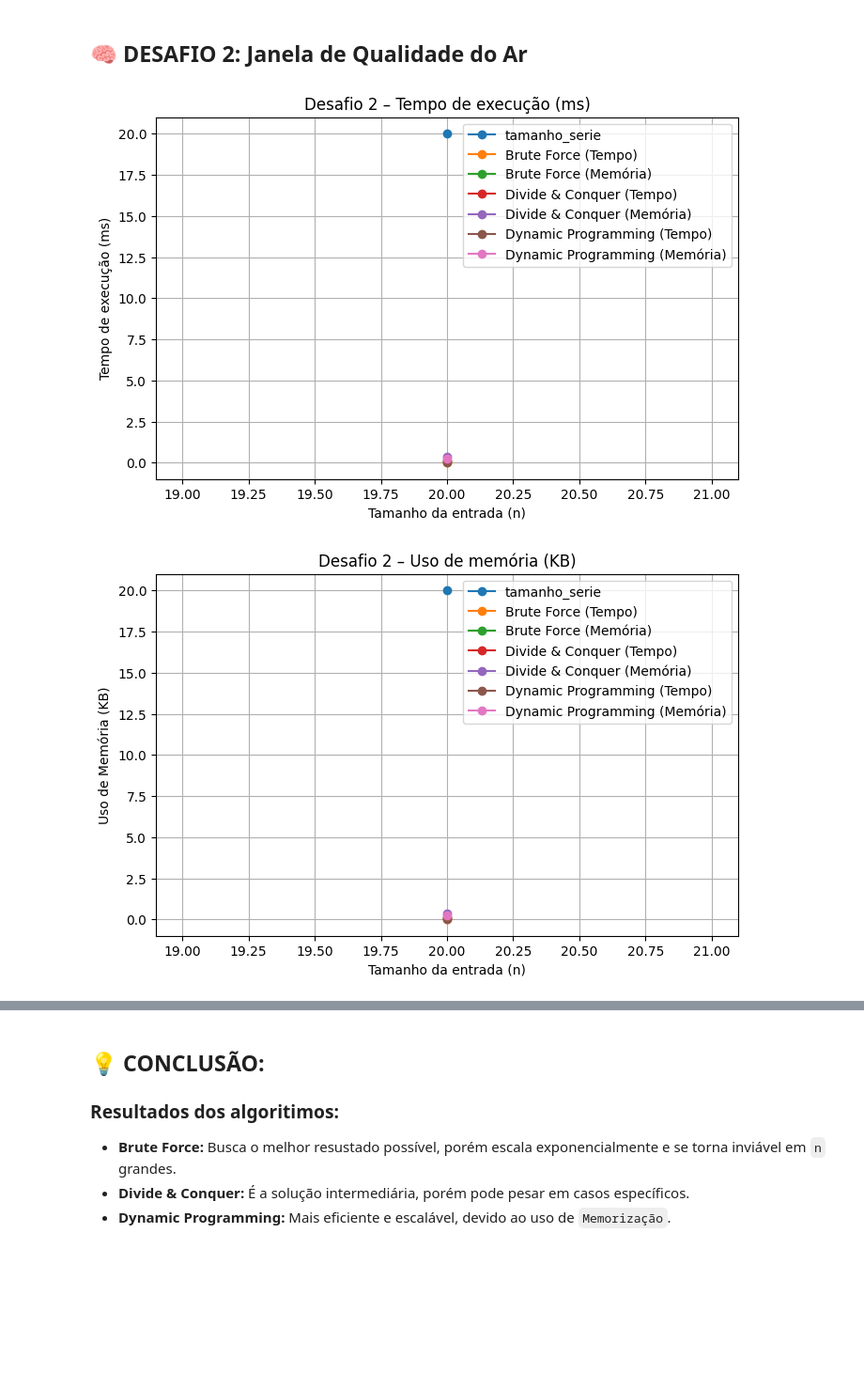
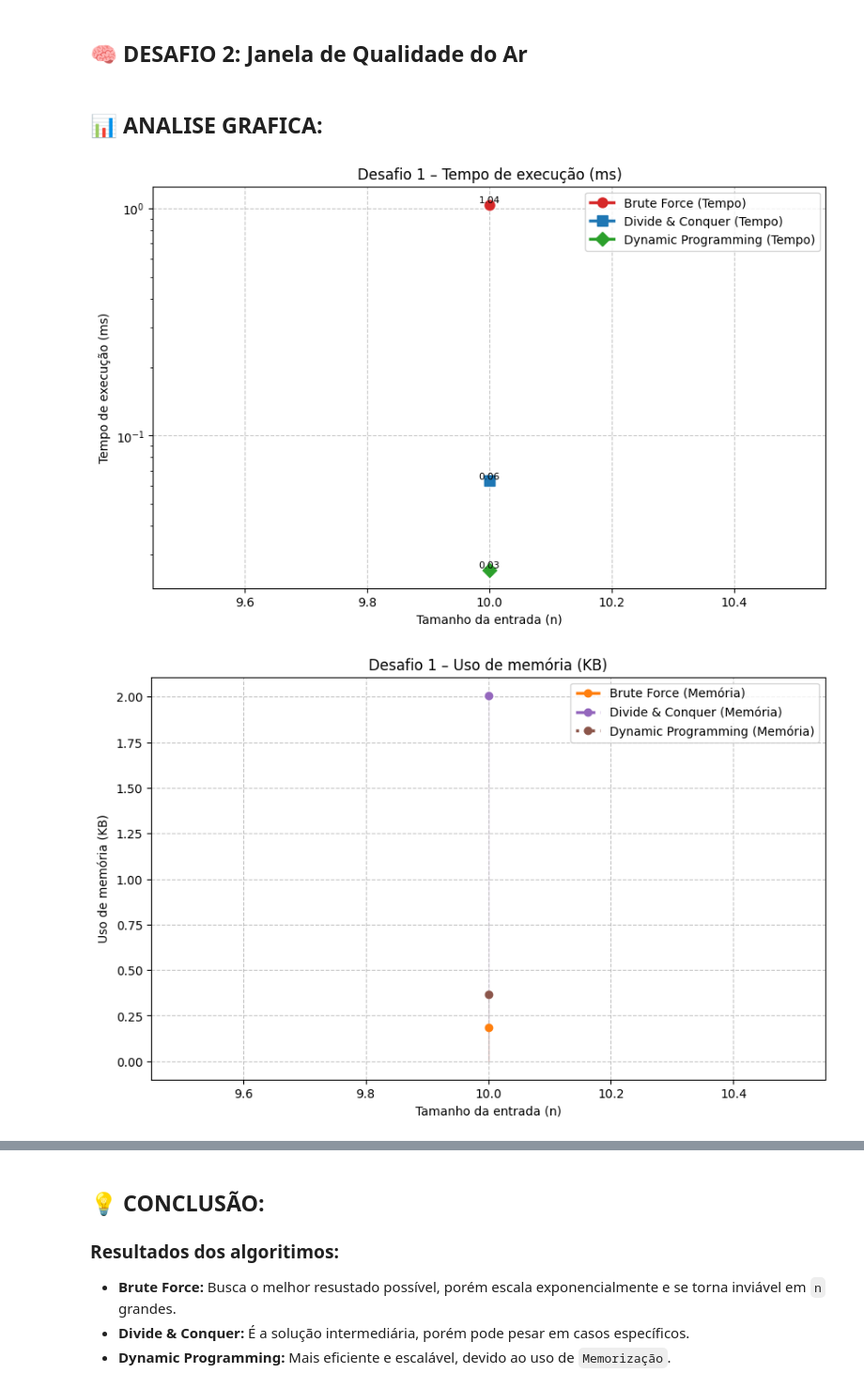
Before and after one commit to yRaffa/CP04_DynamicProgramming, a Jupyter notebook: cp04.ipynb, the cells around one changed output, grey strips where cells are left out. Shown at 94% size. Cells and saved outputs as stored; diff of their text form; code cells hidden in the pictures; blank space fills up the shorter version.

```diff
--- a/cp04.ipynb
+++ b/cp04.ipynb
@@ -61,11 +53,21 @@ for i in tamanho_serie:
     dias = gerar_testes_d2(i)
     resultado = executar_d2(dias)
     resultados_d2.append({'tamanho_serie': i, **resultado})
-
-df_d2 = pd.DataFrame(resultados_d2) # Define DataFrame para os resultados do Desafio 2
-# Plotar gráficos de desempenho do Desafio 2
-grafico_tempo(df_d2, 'Desafio 2 – Tempo de execução (ms)')
-grafico_memoria(df_d2, 'Desafio 2 – Uso de memória (KB)')
-# %% [output]
-[figure, removed]
-[figure, removed]
+# %% [markdown]
+## **📊 ANALISE GRAFICA:**
+# %%
+df_d1 = pd.DataFrame(resultados_d1) # Define DataFrame para os resultados do Desafio 1
+# Plotar gráficos de desempenho do Desafio 1
+grafico_tempo(df_d1, 'Desafio 1 – Tempo de execução (ms)')
+grafico_memoria(df_d1, 'Desafio 1 – Uso de memória (KB)')
+
+df_d2 = pd.DataFrame(resultados_d2) # Define DataFrame para os resultados do Desafio 2
+# Plotar gráficos de desempenho do Desafio 2
+grafico_tempo(df_d2, 'Desafio 2 – Tempo de execução (ms)')
+grafico_memoria(df_d2, 'Desafio 2 – Uso de memória (KB)')
+
+grafico_comparativo(df_d1, "Desafio 1: Seleção de Projetos", metrica="Memória")
+grafico_comparativo(df_d2, "Desafio 2: Janela de Qualidade do Ar", metrica="Memória")
+# %% [output]
+[figure, added]
+[figure, added]
```
Also changed, not shown: parts of 3 cells of this notebook, 1 other file.
